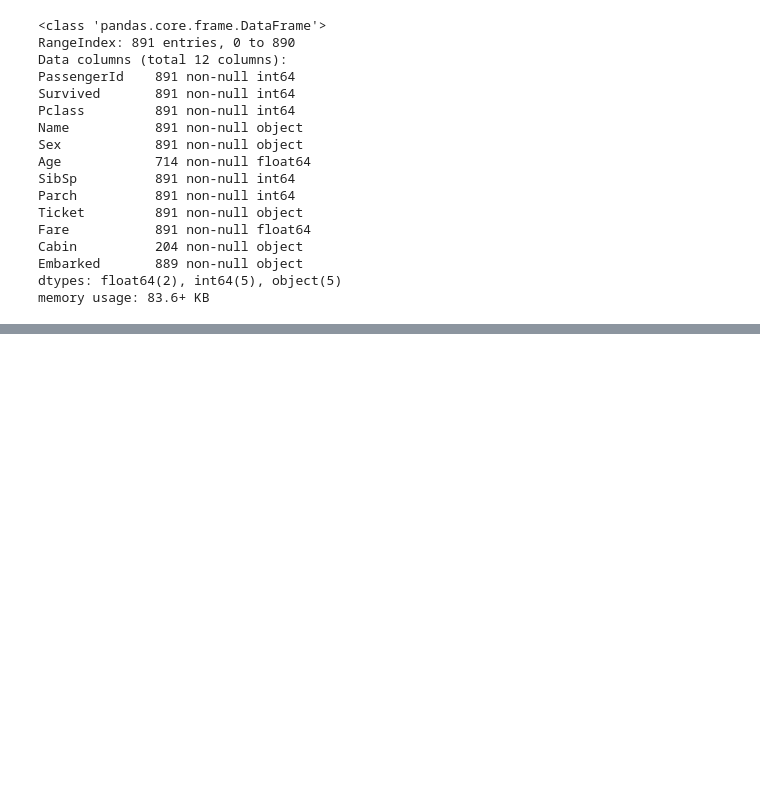
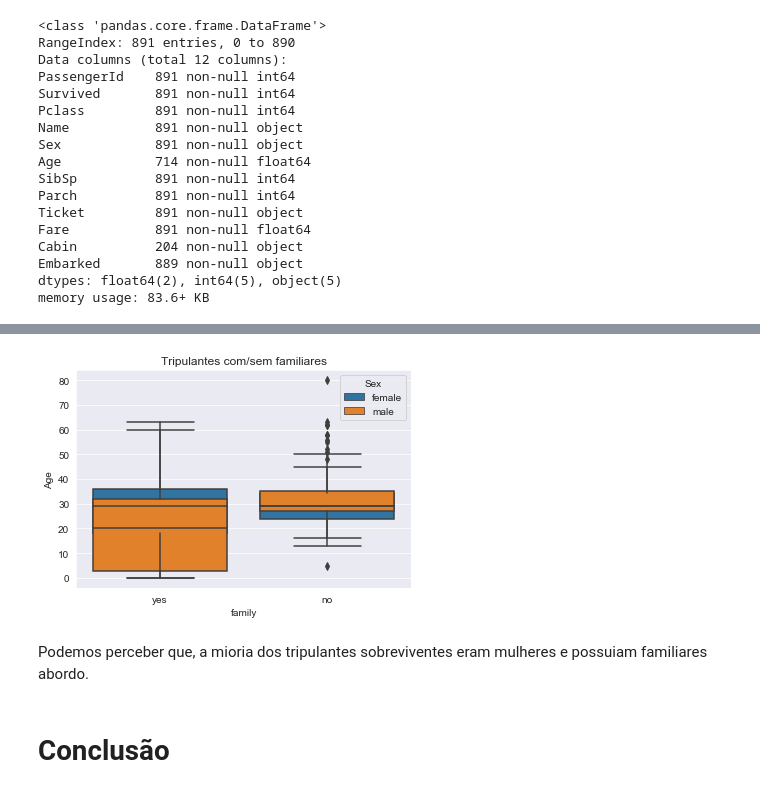
Before and after one commit to thiagueraGyn/final_project, a Jupyter notebook: final_project.ipynb, the cells around one changed output, grey strips where cells are left out. Drawn from its saved outputs; the diff is of its cells as text; code cells hidden in the pictures; blank space fills up the shorter version.

```diff
--- a/final_project.ipynb
+++ b/final_project.ipynb
@@ -326,0 +282,8 @@ plt.show()
+# %%
+catplot_render("family", "Age", df_survived, "Sex", "Tripulantes com/sem familiares")
+# %% [output]
+[figure, added]
+# %% [markdown]
+Podemos perceber que, a mioria dos tripulantes sobreviventes eram mulheres e possuiam familiares abordo.
+# %% [markdown]
+# Conclusão
```
Also changed, not shown: parts of 89 cells of this notebook, 5 other files.
